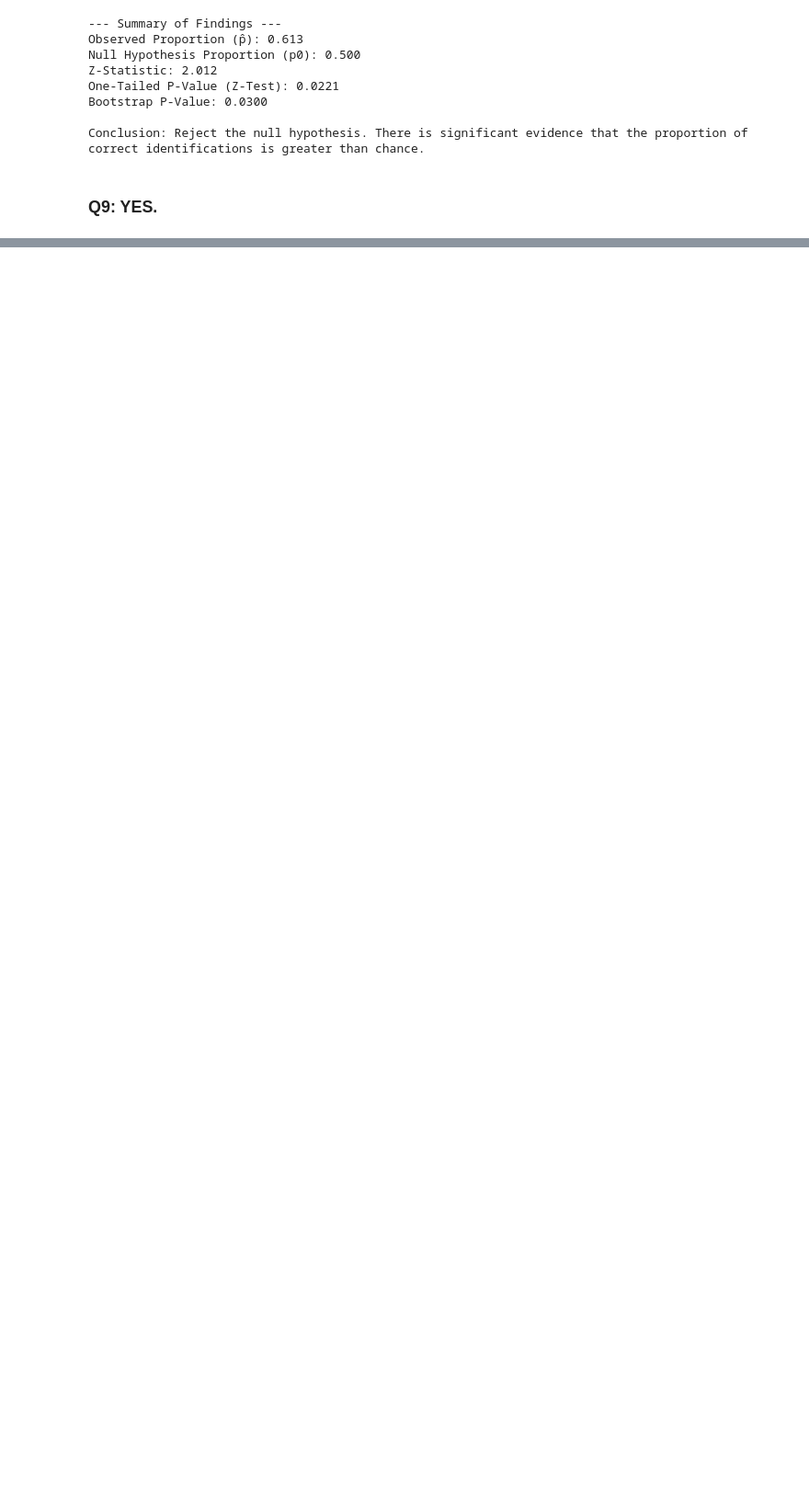
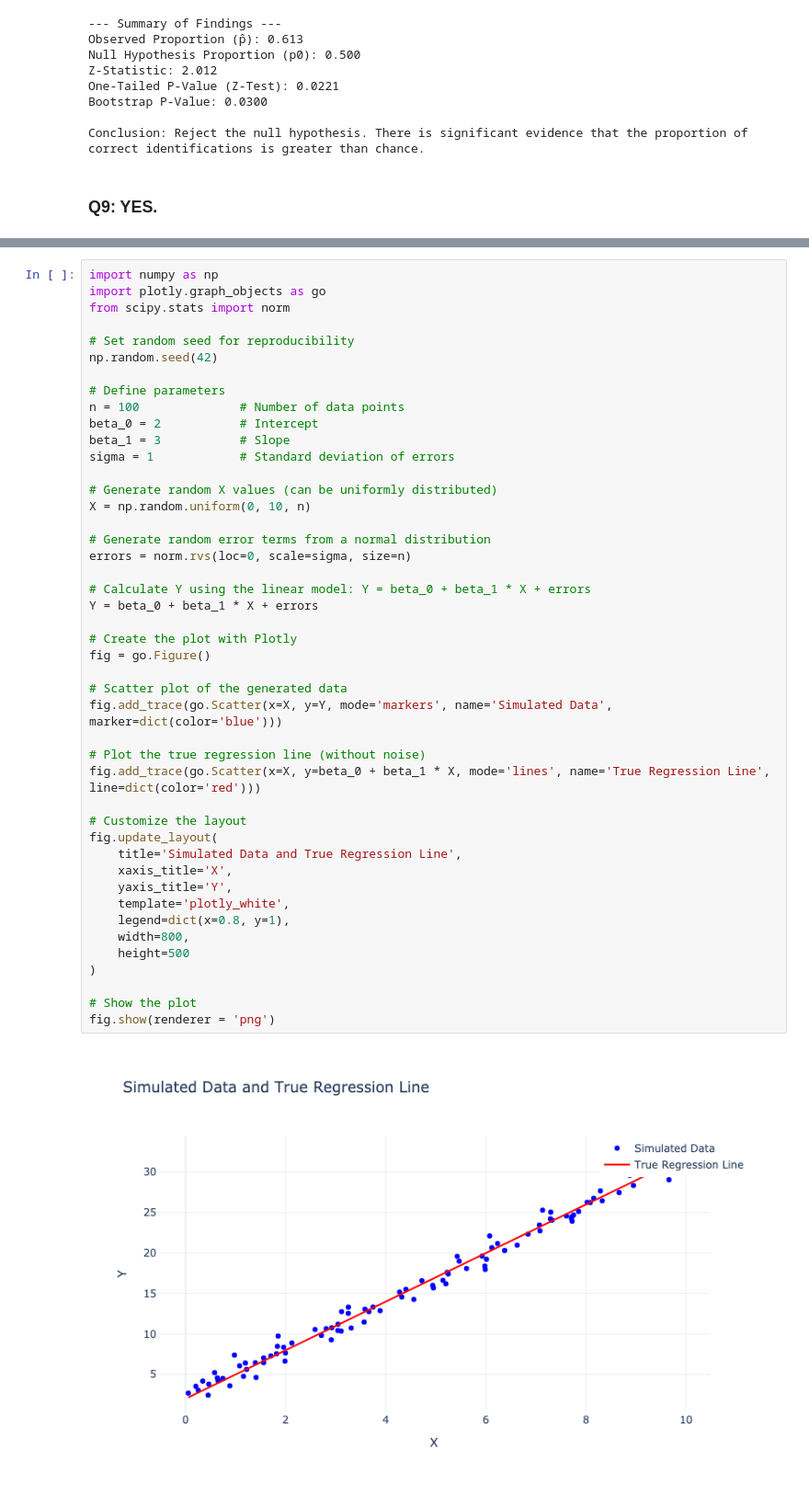
Before and after one commit to Hwwv/STA130, a Jupyter notebook: Notebook_STA130.ipynb, the cells around one changed output, grey strips where cells are left out. Shown at 92% size. Cells and saved outputs as stored; diff of their text form; blank space fills up the shorter version.

```diff
--- a/Notebook_STA130.ipynb
+++ b/Notebook_STA130.ipynb
@@ -2422,0 +2466,47 @@ Conclusion: Reject the null hypothesis. There is significant evidence that the p
+# %%
+import numpy as np
+import plotly.graph_objects as go
+from scipy.stats import norm
+
+# Set random seed for reproducibility
+np.random.seed(42)
+
+# Define parameters
+n = 100              # Number of data points
+beta_0 = 2           # Intercept
+beta_1 = 3           # Slope
+sigma = 1            # Standard deviation of errors
+
+# Generate random X values (can be uniformly distributed)
+X = np.random.uniform(0, 10, n)
+
+# Generate random error terms from a normal distribution
+errors = norm.rvs(loc=0, scale=sigma, size=n)
+
+# Calculate Y using the linear model: Y = beta_0 + beta_1 * X + errors
+Y = beta_0 + beta_1 * X + errors
+
+# Create the plot with Plotly
+fig = go.Figure()
+
+# Scatter plot of the generated data
+fig.add_trace(go.Scatter(x=X, y=Y, mode='markers', name='Simulated Data', marker=dict(color='blue')))
+
+# Plot the true regression line (without noise)
+fig.add_trace(go.Scatter(x=X, y=beta_0 + beta_1 * X, mode='lines', name='True Regression Line', line=dict(color='red')))
+
+# Customize the layout
+fig.update_layout(
+    title='Simulated Data and True Regression Line',
+    xaxis_title='X',
+    yaxis_title='Y',
+    template='plotly_white',
+    legend=dict(x=0.8, y=1),
+    width=800,
+    height=500
+)
+
+# Show the plot
+fig.show(renderer = 'png')
+# %% [output]
+[figure, added]
```
Also changed, not shown: parts of 39 cells of this notebook.
